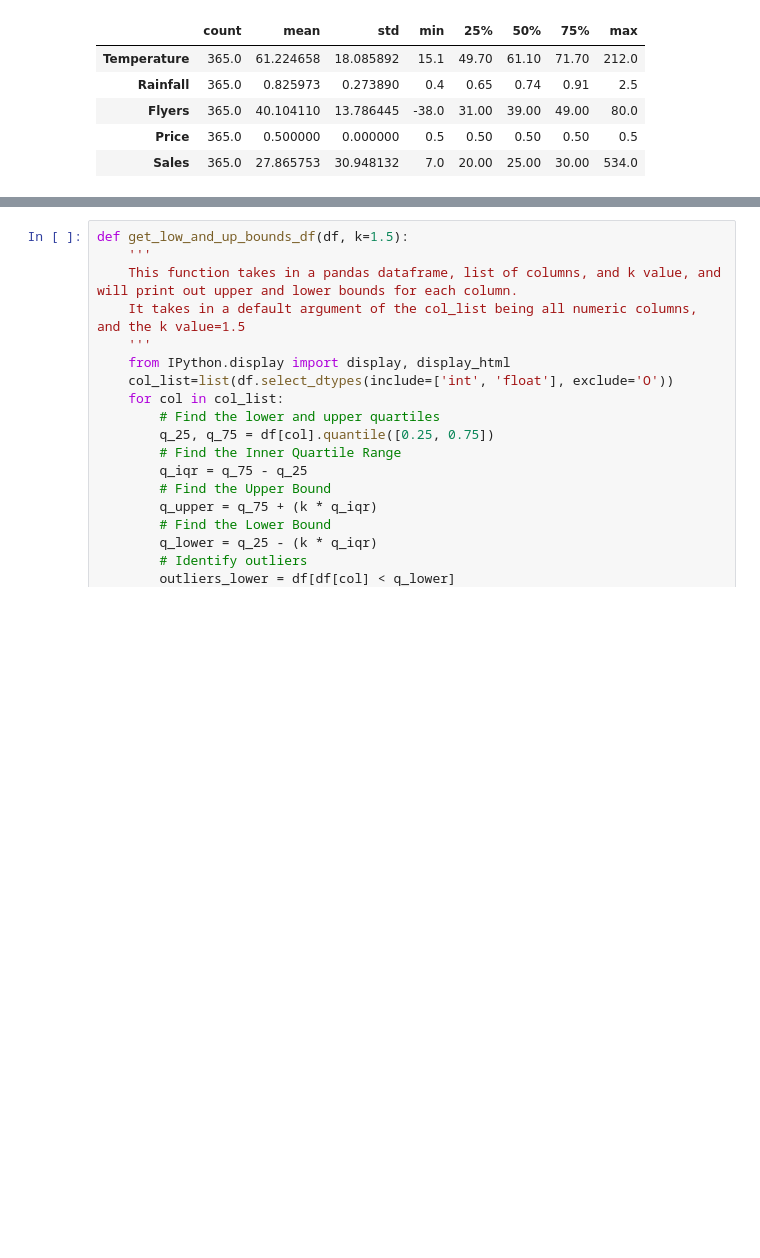
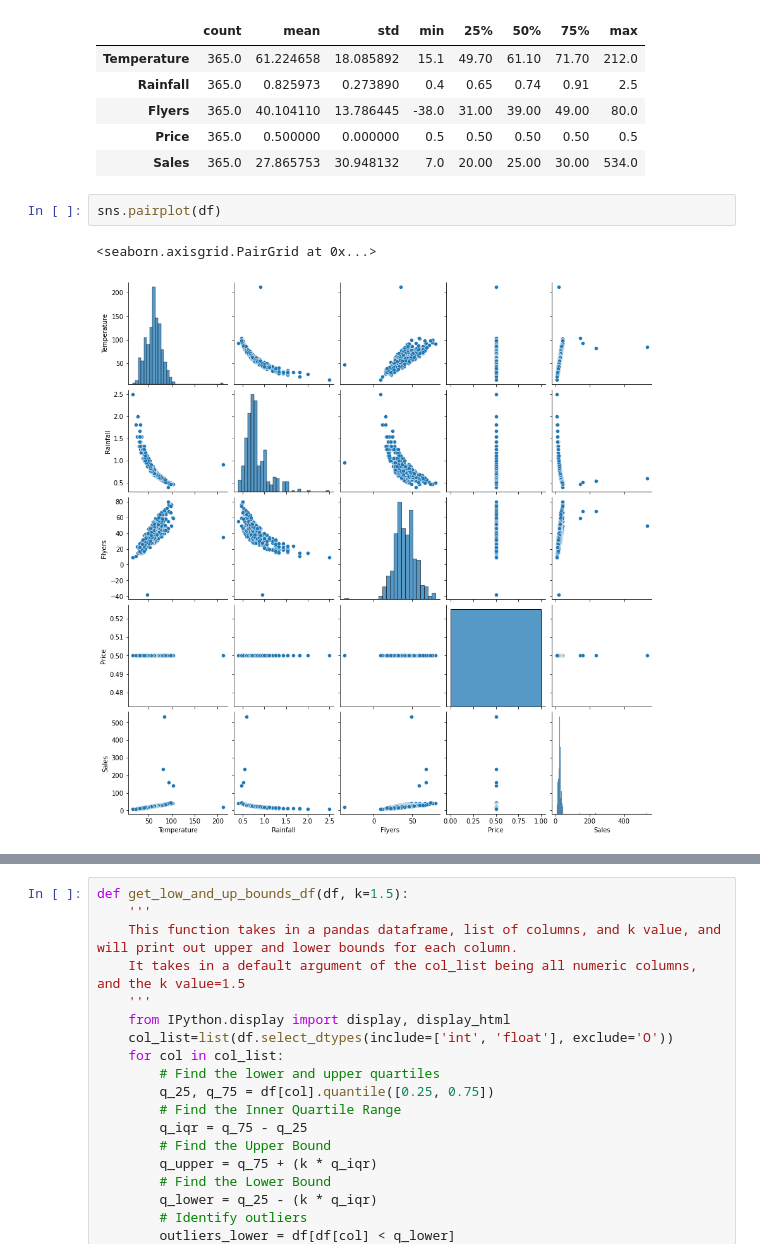
Before and after one commit to cindyvillanuevads/anomaly-detection-exercises, a Jupyter notebook: continuous_probabilistic_methods.ipynb, the cells around one changed output, grey strips where cells are left out. Drawn from its saved outputs; the diff is of its cells as text; blank space fills up the shorter version.

```diff
--- a/continuous_probabilistic_methods.ipynb
+++ b/continuous_probabilistic_methods.ipynb
@@ -44,3 +50,8 @@ df.describe().T
 | Flyers | 365.0 | 40.104110 | 13.786445 | -38.0 | 31.00 | 39.00 | 49.00 | 80.0 |
 | Price | 365.0 | 0.500000 | 0.000000 | 0.5 | 0.50 | 0.50 | 0.50 | 0.5 |
 | Sales | 365.0 | 27.865753 | 30.948132 | 7.0 | 20.00 | 25.00 | 30.00 | 534.0 |
+# %%
+sns.pairplot(df)
+# %% [output]
+<seaborn.axisgrid.PairGrid at 0x...>
+[figure, added]
```
Also changed, not shown: parts of 12 cells of this notebook.
